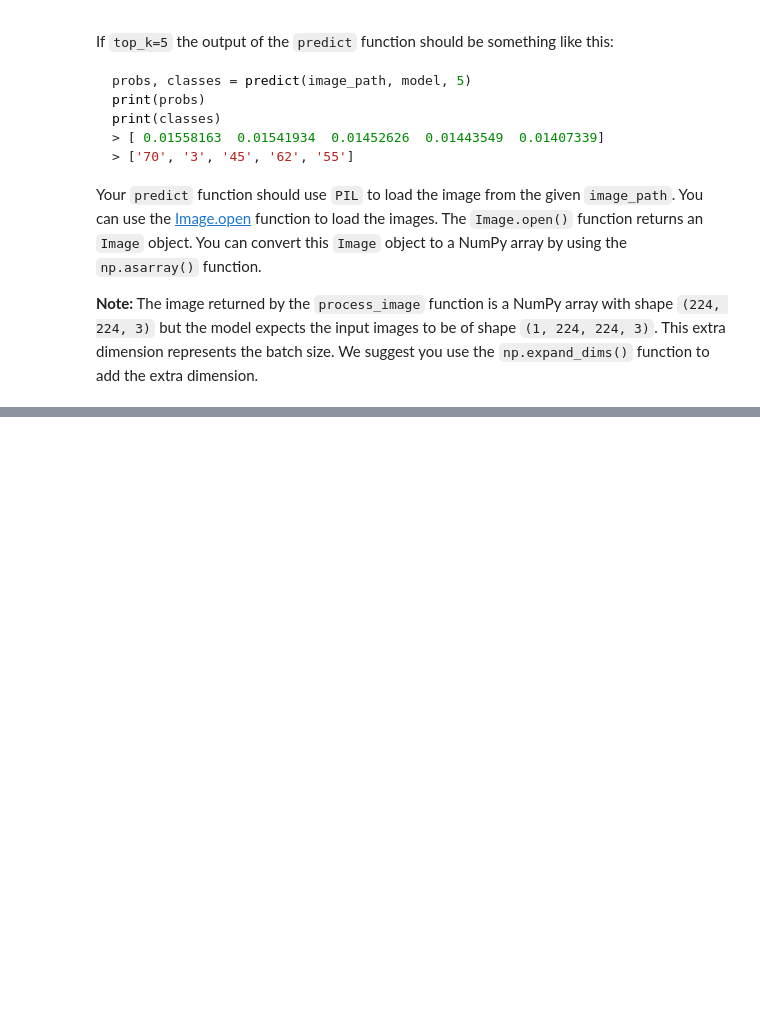
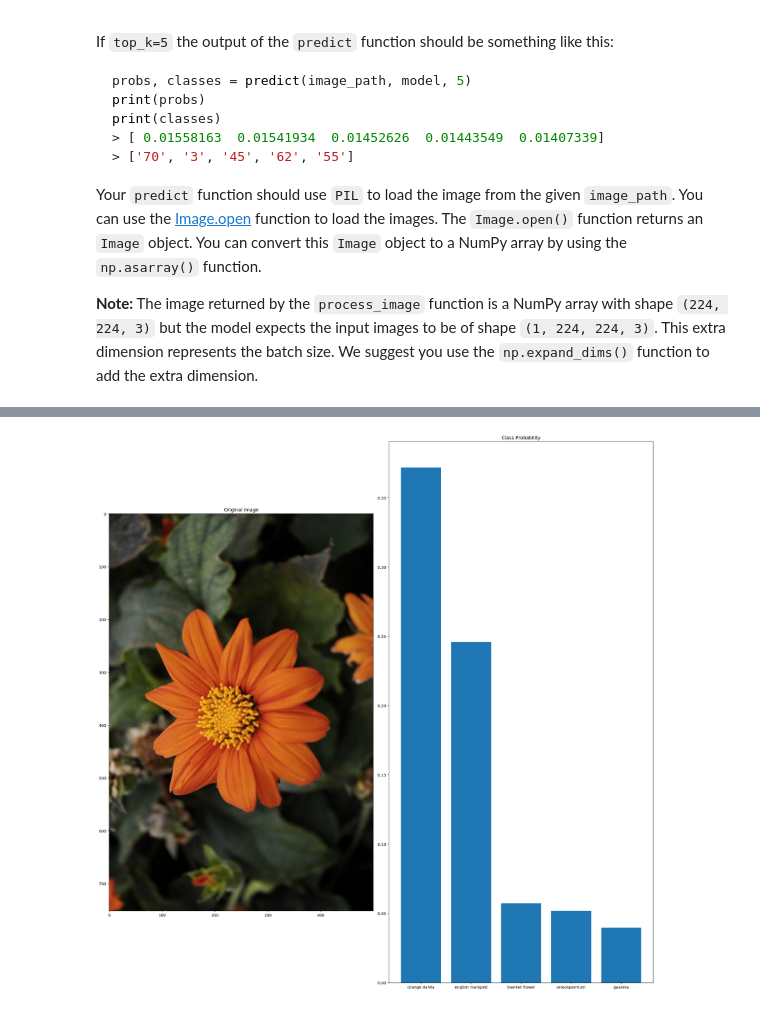
Before and after one commit to jeremymcit/Udacity, a Jupyter notebook: Project_Image_Classifier_Project.ipynb, the cells around one changed output, grey strips where cells are left out. Saved outputs shown, nothing was run; the diff lists cells and outputs as text; code cells hidden in the pictures; blank space fills up the shorter version.

```diff
--- a/Project_Image_Classifier_Project.ipynb
+++ b/Project_Image_Classifier_Project.ipynb
@@ -208,6 +313,7 @@ Now that your network is trained, save the model so you can load it later for ma
 Load the Keras model you saved above.
 # %%
 # TODO: Load the Keras model
+loaded_model = tf.keras.models.load_model('./test_model.h5', custom_objects={'KerasLayer':hub.KerasLayer})
 # %% [markdown]
 # Inference for Classification
 
@@ -245,3 +349,10 @@ Finally, convert your image back to a NumPy array using the `.numpy()` method.
+# %%
+# TODO: Create the process_image function
+def process_image(image):
+    image_as_tensor = tf.convert_to_tensor(image)
+    image_as_tensor = tf.image.resize(image, (224,224))
+    image_as_tensor /= 255
+    return image_as_tensor.numpy()
 # %% [markdown]
 To check your `process_image` function we have provided 4 images in the `./test_images/` folder:
 
@@ -295,0 +408,3 @@ Your `predict` function should use `PIL` to load the image from the given `image
+# %%
+for i in training_batches.take(1):
+    image = i[0][0]
@@ -312,0 +489,28 @@ You can convert from the class integer labels to actual flower names using `clas
+# %%
+# TODO: Plot the input image along with the top 5 classes
+#image_path = './test_images/cautleya_spicata.jpg'
+#image_path = './test_images/hard-leaved_pocket_orchid.jpg'
+image_path = './test_images/orange_dahlia.jpg'
+#image_path = './test_images/wild_pansy.jpg'
+
+im = Image.open(image_path)
+test_image = np.asarray(im)
+
+processed_test_image = process_image(test_image)
+
+fig, (ax1, ax2) = plt.subplots(figsize=(20,20), ncols=2)
+ax1.imshow(test_image)
+ax1.set_title('Original Image')
+
+
+probs, classes = predict(image_path, loaded_model, 5)
+current_class_names = list()
+for i in classes:
+    current_class_names.append(class_names.get(str(i + 1)))
+
+ax2.bar(list(range(5)), probs)
+plt.xticks(ticks = list(range(5)), labels = current_class_names)
+ax2.set_title('Class Probability')
+plt.tight_layout()
+plt.show()
+# %% [output]
@@ -312,0 +518 @@ You can convert from the class integer labels to actual flower names using `clas
+[figure, added]
```
Also changed, not shown: parts of 22 cells of this notebook.
